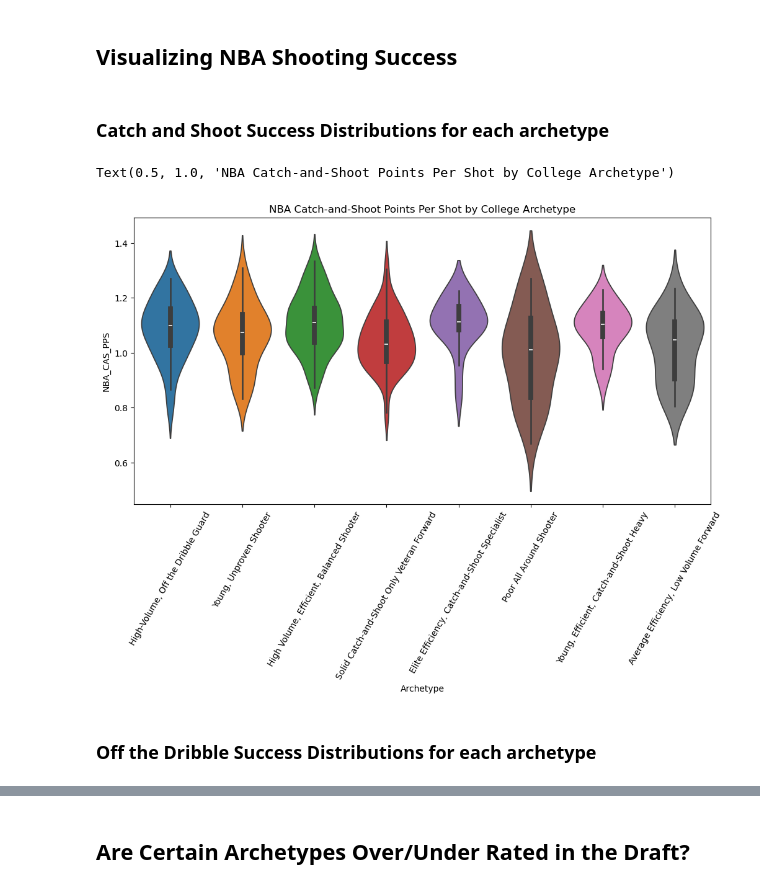
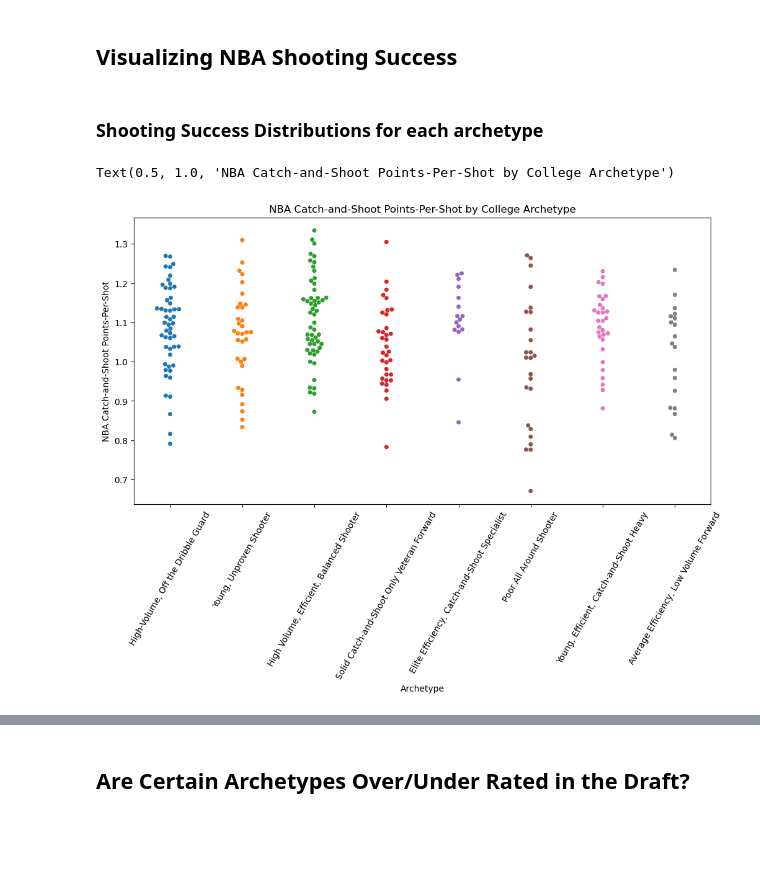
Before and after one commit to rickmart2/si-699-nba-shooting-modeling, a Jupyter notebook: clustering_analysis.ipynb, the cells around one changed output, grey strips where cells are left out. Cells and saved outputs as stored; diff of their text form; code cells hidden in the pictures; blank space fills up the shorter version.

```diff
--- a/clustering_analysis.ipynb
+++ b/clustering_analysis.ipynb
@@ -14,9 +16,19 @@ import statsmodels.api as sm
 ## Load and Preprocess Data
 # %%
 feature_data = pd.read_csv('feature_data_filtered.csv')
+# %%
+clear_features = {
+    'C&S_3PT_PPS': 'Catch-and-Shoot-3 Points-Per-Shot',
+    'OTD_PPS': 'Off-the-Dribble Points-Per-Shot',
+    'C&S_3PT_ATT_PG': 'Catch-and-Shoot-3 Attempts Per Game',
+    'OTD_ATT_PG': 'Off-the-Dribble Attempts Per Game',
+    'Shot_diet_C&S': 'Catch-and-Shoot Frequency',
+    'Shot_diet_OTD': 'Off-the-Dribble Frequency',
+}
 # %%
 # Drop noisy features, I planned on including them in the clustering but they didn't add much value and made the clusters less interpretable
 cluster_data = feature_data.drop(columns=['Name', 'C&S_Guarded_prop', 'Length'])
+cluster_data.rename(columns=clear_features, inplace=True)
 cluster_features = cluster_data.columns
 # %%
 # Standardize the features
@@ -136,20 +178,19 @@ nba_cas = pd.read_csv('cas_target_data.csv')
 # %%
 full_df_nba = full_df.merge(nba_otd, left_on='Name', right_on='Player', how='left')
 full_df_nba = full_df_nba.merge(nba_cas, left_on='Name', right_on='Player', how='left')
-full_df_nba.rename(columns={'NBA_C&S_PPS': 'NBA_CAS_PPS'}, inplace=True)
+full_df_nba.rename(columns={'NBA_C&S_PPS': 'NBA Catch-and-Shoot Points-Per-Shot',
+                            'NBA_OTD_PPS': 'NBA Off-the-Dribble Points-Per-Shot'}, inplace=True)
 # %% [markdown]
 ## Visualizing NBA Shooting Success
 # %% [markdown]
-### Catch and Shoot Success Distributions for each archetype
+### Shooting Success Distributions for each archetype
 # %%
 plt.figure(figsize=(12,6))
-sns.violinplot(data=full_df_nba, x='Archetype', y='NBA_CAS_PPS', hue='Archetype')
+sns.swarmplot(data=full_df_nba, x='Archetype', y='NBA Catch-and-Shoot Points-Per-Shot', hue='Archetype')
 plt.xticks(rotation=60)
-plt.title('NBA Catch-and-Shoot Points Per Shot by College Archetype')
+plt.title('NBA Catch-and-Shoot Points-Per-Shot by College Archetype')
 # %% [output]
-Text(0.5, 1.0, 'NBA Catch-and-Shoot Points Per Shot by College Archetype')
+Text(0.5, 1.0, 'NBA Catch-and-Shoot Points-Per-Shot by College Archetype')
-[figure, old version]
+[figure, new version]
-# %% [markdown]
-### Off the Dribble Success Distributions for each archetype
 # %%
 plt.figure(figsize=(12,6))
```
Also changed, not shown: parts of 35 cells of this notebook.
